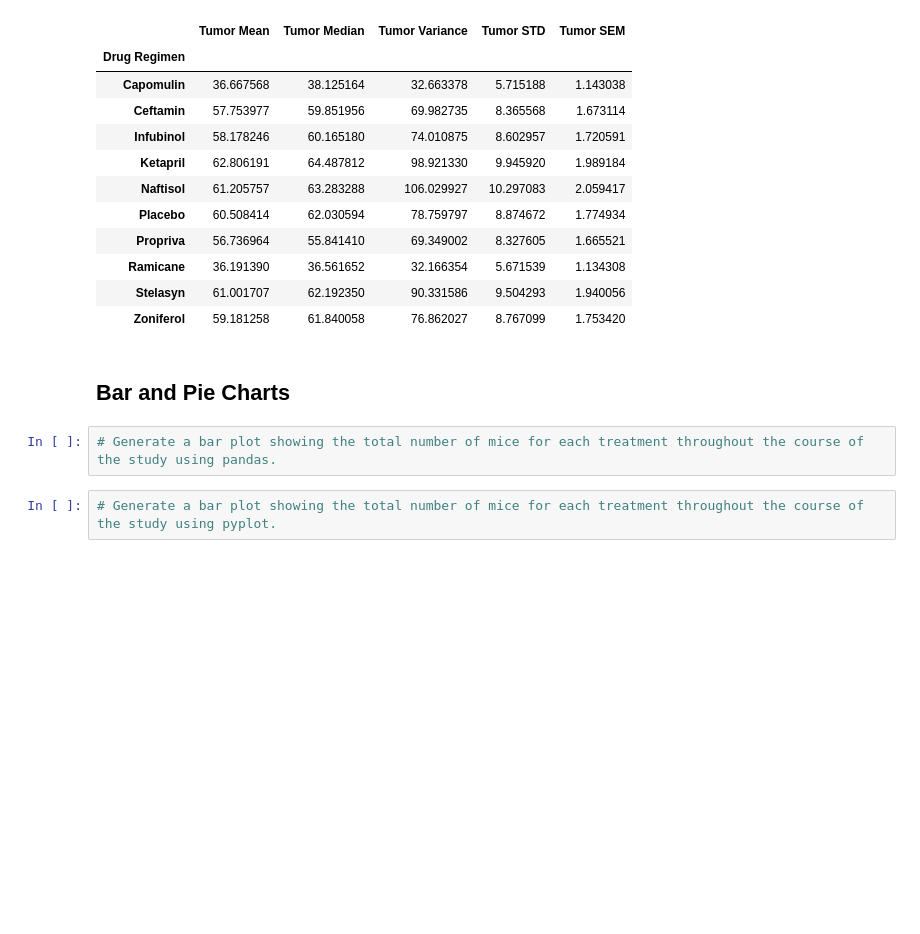
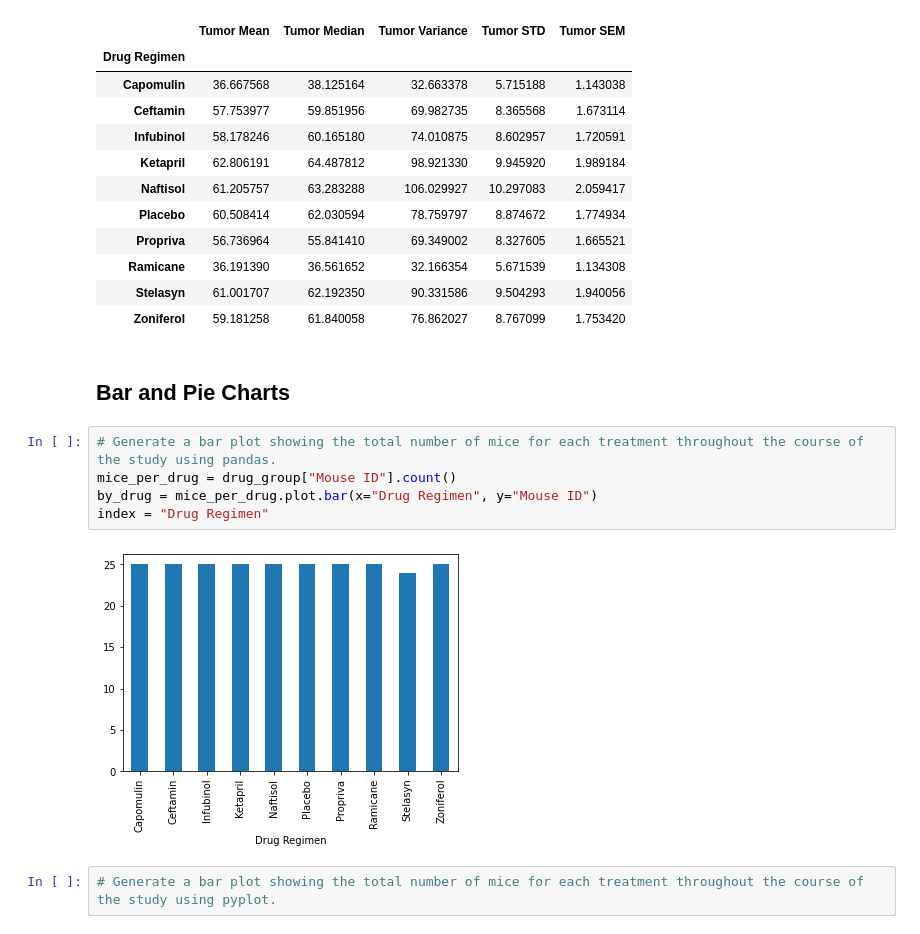
Before and after one commit to asdemonet/matplotlib-challenge, a Jupyter notebook: Instructions/Pymaceuticals/pymaceuticals_starter.ipynb, the cells around one changed output. Cells and saved outputs as stored; diff of their text form; blank space fills up the shorter version.

```diff
--- a/Instructions/Pymaceuticals/pymaceuticals_starter.ipynb
+++ b/Instructions/Pymaceuticals/pymaceuticals_starter.ipynb
@@ -148,6 +148,11 @@ drug_summary_df
 ## Bar and Pie Charts
 # %%
 # Generate a bar plot showing the total number of mice for each treatment throughout the course of the study using pandas.
+mice_per_drug = drug_group["Mouse ID"].count()
+by_drug = mice_per_drug.plot.bar(x="Drug Regimen", y="Mouse ID")
+index = "Drug Regimen"
+# %% [output]
+[figure, added]
 # %%
 # Generate a bar plot showing the total number of mice for each treatment throughout the course of the study using pyplot.
 # %%
```
